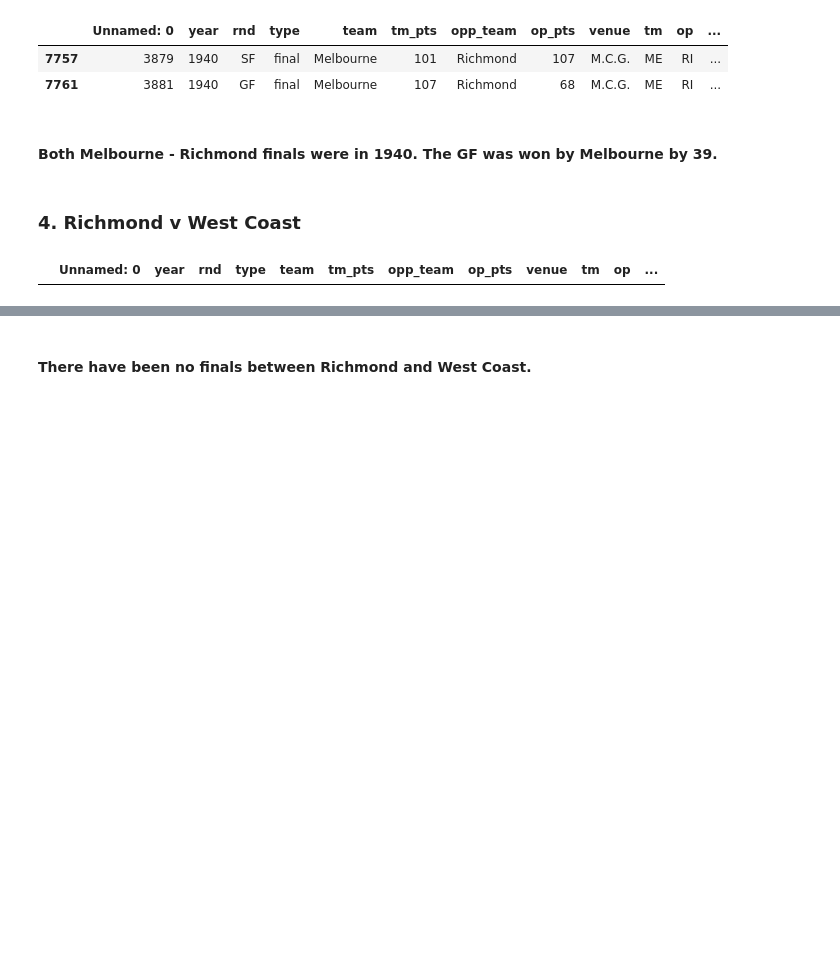
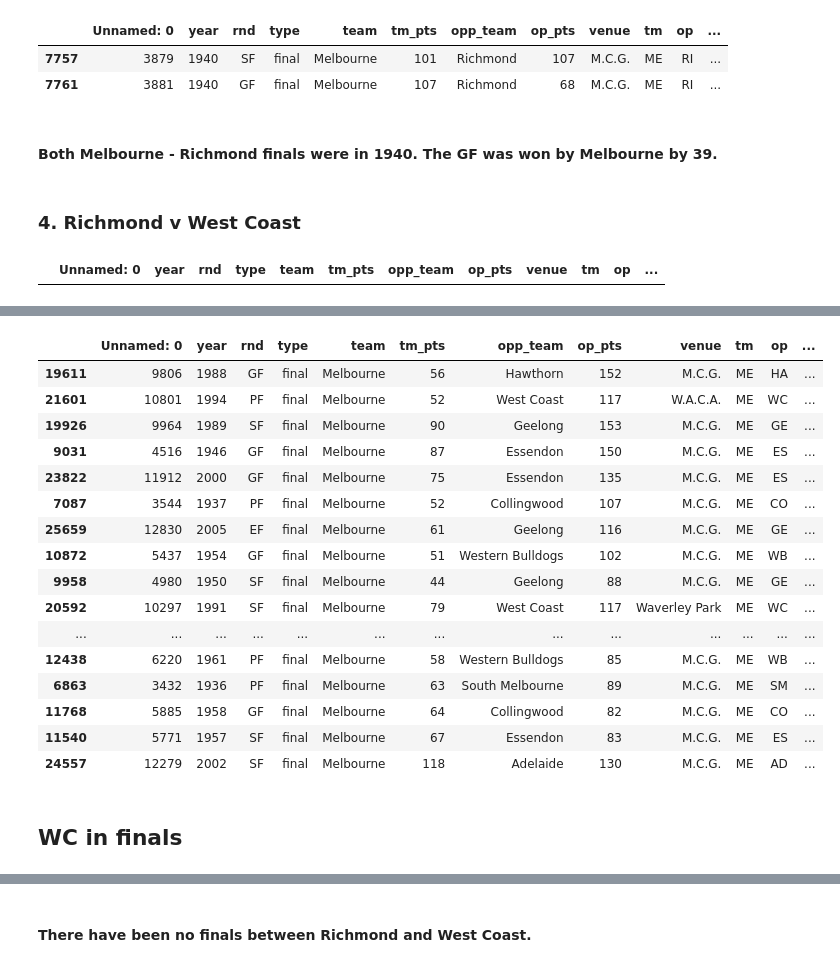
Before and after one commit to stevegabriel1/afl_explore, a Jupyter notebook: afl_gf_potentials_2018.ipynb, the cells around one changed output, grey strips where cells are left out. Saved outputs shown, nothing was run; the diff lists cells and outputs as text; code cells hidden in the pictures; blank space fills up the shorter version.

```diff
--- a/afl_gf_potentials_2018.ipynb
+++ b/afl_gf_potentials_2018.ipynb
@@ -128,0 +162,22 @@ updated.iloc[:,:][(updated.tm == 'RI')&(updated.op == 'WC')&(updated.type == 'fi
+# %%
+mel_fins.sort_values(by=['tm_var']).head(20)
+# %% [output]
+|  | Unnamed: 0 | year | rnd | type | team | tm_pts | opp_team | op_pts | venue | tm | op | ... |
+| 19611 | 9806 | 1988 | GF | final | Melbourne | 56 | Hawthorn | 152 | M.C.G. | ME | HA | ... |
+| 21601 | 10801 | 1994 | PF | final | Melbourne | 52 | West Coast | 117 | W.A.C.A. | ME | WC | ... |
+| 19926 | 9964 | 1989 | SF | final | Melbourne | 90 | Geelong | 153 | M.C.G. | ME | GE | ... |
+| 9031 | 4516 | 1946 | GF | final | Melbourne | 87 | Essendon | 150 | M.C.G. | ME | ES | ... |
+| 23822 | 11912 | 2000 | GF | final | Melbourne | 75 | Essendon | 135 | M.C.G. | ME | ES | ... |
+| 7087 | 3544 | 1937 | PF | final | Melbourne | 52 | Collingwood | 107 | M.C.G. | ME | CO | ... |
+| 25659 | 12830 | 2005 | EF | final | Melbourne | 61 | Geelong | 116 | M.C.G. | ME | GE | ... |
+| 10872 | 5437 | 1954 | GF | final | Melbourne | 51 | Western Bulldogs | 102 | M.C.G. | ME | WB | ... |
+| 9958 | 4980 | 1950 | SF | final | Melbourne | 44 | Geelong | 88 | M.C.G. | ME | GE | ... |
+| 20592 | 10297 | 1991 | SF | final | Melbourne | 79 | West Coast | 117 | Waverley Park | ME | WC | ... |
+| ... | ... | ... | ... | ... | ... | ... | ... | ... | ... | ... | ... | ... |
+| 12438 | 6220 | 1961 | PF | final | Melbourne | 58 | Western Bulldogs | 85 | M.C.G. | ME | WB | ... |
+| 6863 | 3432 | 1936 | PF | final | Melbourne | 63 | South Melbourne | 89 | M.C.G. | ME | SM | ... |
+| 11768 | 5885 | 1958 | GF | final | Melbourne | 64 | Collingwood | 82 | M.C.G. | ME | CO | ... |
+| 11540 | 5771 | 1957 | SF | final | Melbourne | 67 | Essendon | 83 | M.C.G. | ME | ES | ... |
+| 24557 | 12279 | 2002 | SF | final | Melbourne | 118 | Adelaide | 130 | M.C.G. | ME | AD | ... |
+# %% [markdown]
+## WC in finals
```
Also changed, not shown: parts of 6 cells of this notebook.
